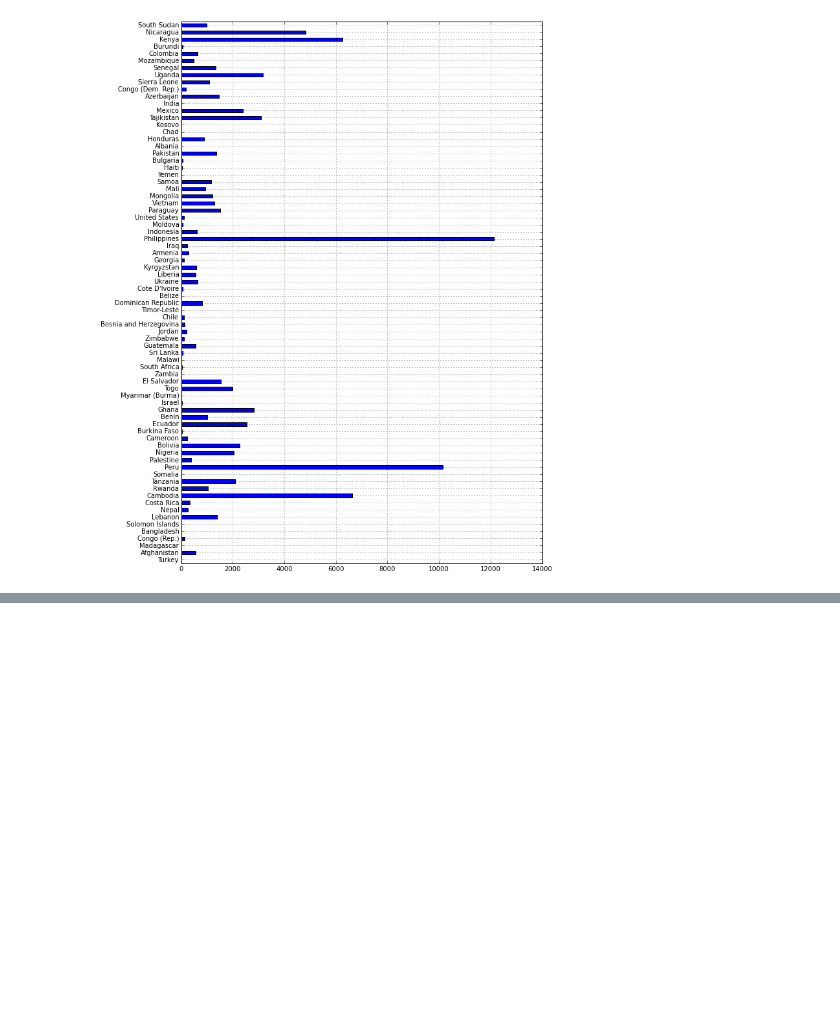
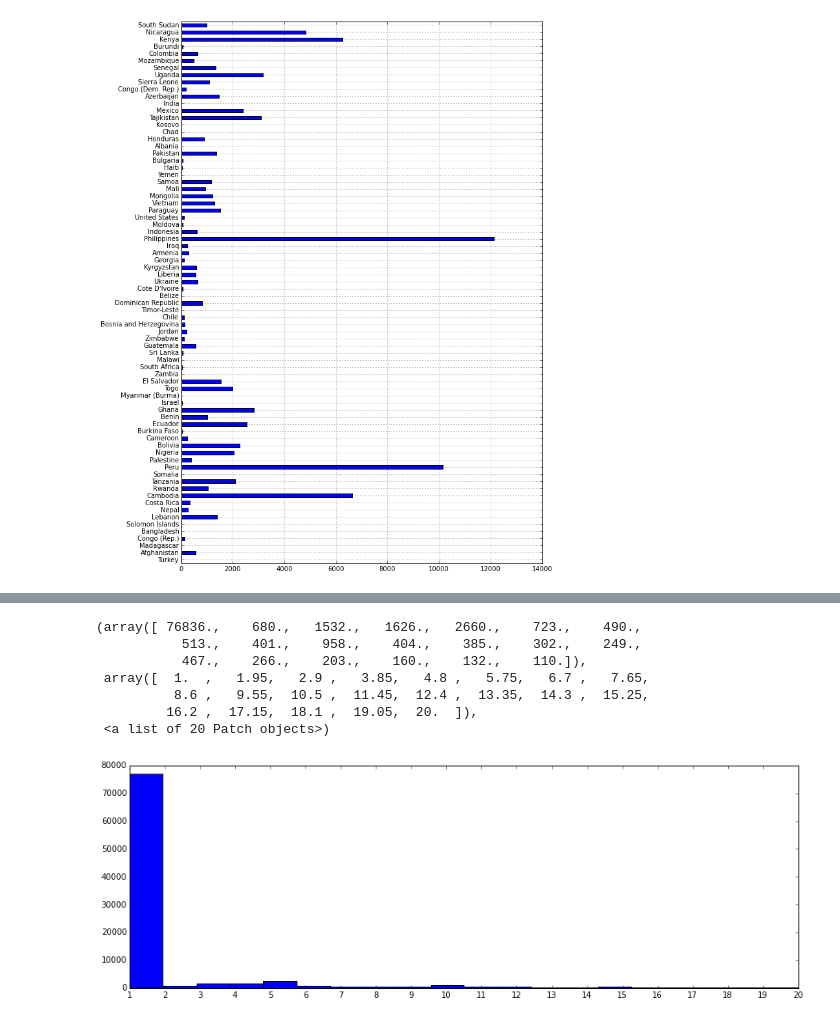
Before and after one commit to mwenda11/spring-2015-homeworks, a Jupyter notebook: project/basic_statistics.ipynb, the cells around one changed output, grey strips where cells are left out. Cells and saved outputs as stored; diff of their text form; code cells hidden in the pictures; blank space fills up the shorter version.

```diff
--- a/project/basic_statistics.ipynb
+++ b/project/basic_statistics.ipynb
@@ -201,0 +227,18 @@ cframe.country.plot(kind='barh', figsize=(10,15))
+# %%
+borrowers = dframe.num_borrowers
+br = borrowers.tolist()
+
+br.sort()
+
+fig = plt.figure(figsize=(15,5), dpi=100)
+plt.xticks(np.arange(min(br), max(br)+1, 1))
+plt.hist(br, bins=20, range=(min(br),20))
+# %% [output]
+(array([ 76836.,    680.,   1532.,   1626.,   2660.,    723.,    490.,
+           513.,    401.,    958.,    404.,    385.,    302.,    249.,
+           467.,    266.,    203.,    160.,    132.,    110.]),
+ array([  1.  ,   1.95,   2.9 ,   3.85,   4.8 ,   5.75,   6.7 ,   7.65,
+          8.6 ,   9.55,  10.5 ,  11.45,  12.4 ,  13.35,  14.3 ,  15.25,
+         16.2 ,  17.15,  18.1 ,  19.05,  20.  ]),
+ <a list of 20 Patch objects>)
+[figure, added]
```
Also changed, not shown: parts of 2 cells of this notebook.
